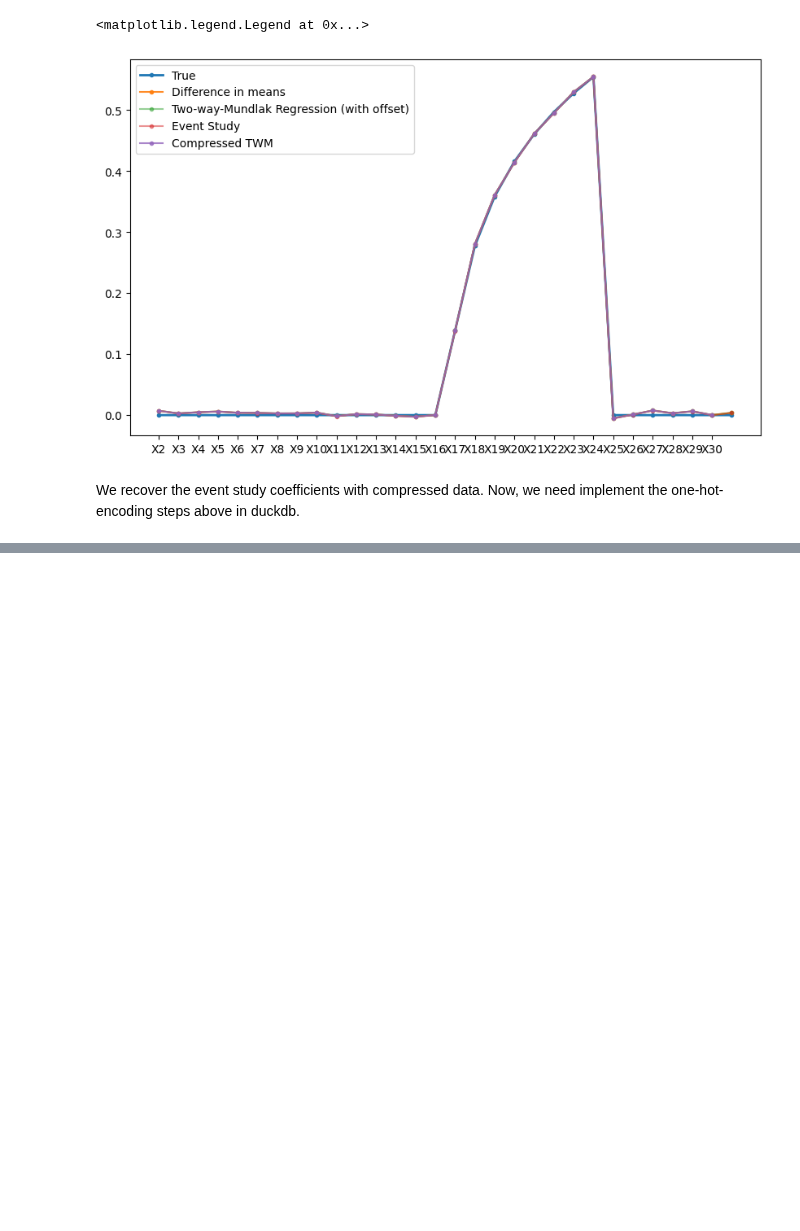
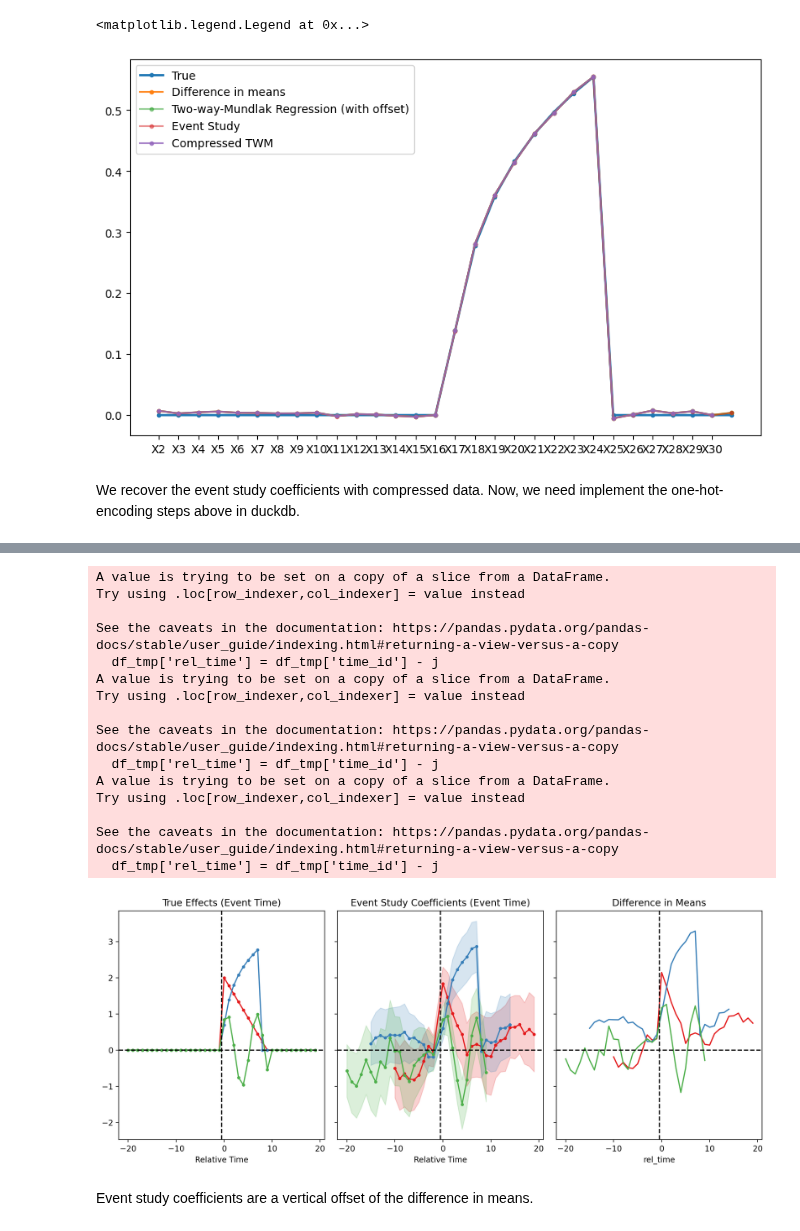
Before and after one commit to py-econometrics/duckreg, a Jupyter notebook: notebooks/event_study.ipynb, the cells around one changed output, grey strips where cells are left out. Drawn from its saved outputs; the diff is of its cells as text; code cells hidden in the pictures; blank space fills up the shorter version.

```diff
--- a/notebooks/event_study.ipynb
+++ b/notebooks/event_study.ipynb
@@ -271,0 +470,15 @@ In progress
+# %%
+df = dgp['dataframe']
+# create ever_treated column which takes value 1 if unit has ever been treated
+df['ever_treated'] = df.groupby('unit_id')['W_it'].transform('max')
+# generate first time period under treatment for each unit
+df = df.merge(
+  df.assign(first_treated_period = df['time_id'] * df['W_it']).groupby('unit_id')['first_treated_period'].apply(lambda x: x[x > 0].min()),
+  on='unit_id')
+df['rel_year'] = df['time_id'] - df['first_treated_period']
+# replace NaN values with Inf
+df['first_treated_period'] = df['first_treated_period'].replace(np.nan, 0).astype("int")
+df['rel_year'] = df['rel_year'].replace(np.nan, np.inf)
+
+cohort_dummies = pd.get_dummies(df.first_treated_period, drop_first = True, prefix = "cohort_dummy")
+df_int = pd.concat([df, cohort_dummies], axis = 1)
@@ -271,0 +550,65 @@ In progress
+# %%
+f, ax = plt.subplots(1, 3, figsize=(12, 5), sharey=True, dpi=200)
+
+cmp = plt.get_cmap("Set1")
+
+max_effect_length = max(len(effect) for effect in base_treatment_effects)
+event_time = np.arange(-max(treatment_start_cohorts), max_effect_length)
+
+i = 0
+for cohort_idx, cohort_start in enumerate(treatment_start_cohorts):
+    effect_vector = base_treatment_effects[cohort_idx]
+    effect_vector_padded = np.zeros(len(event_time))
+    start_idx = np.where(event_time == 0)[0][0]
+    effect_vector_padded[start_idx:start_idx+len(effect_vector)] = effect_vector
+    ax[0].plot(event_time, effect_vector_padded, marker=".", label=f"True Effect (Cohort {cohort_idx + 1})", color=cmp(i))
+    i += 1
+
+ax[0].set_title("True Effects (Event Time)")
+ax[0].set_xlabel("Relative Time")
+
+
+i = 0
+for k, v in res_dict.items():
+    ax[1].plot(v['time'], v['est']['Estimate'], marker='.', label=k, color=cmp(i))
+    ax[1].fill_between(v['time'], v['est']['2.5%'], v['est']['97.5%'], alpha=0.2, color=cmp(i))
+    i += 1
+
+ax[1].set_title("Event Study Coefficients (Event Time)")
+ax[1].set_xlabel("Relative Time")
+
+
+i = 0
+for j in sorted(df.first_treated_period.unique())[1:]:
+  df_tmp = df.query(f"first_treated_period.isin([0.0, {j}])")
+  df_tmp['rel_time'] = df_tmp['time_id'] - j
+  group_means = df_tmp.groupby(["ever_treated", "rel_time"])["Y_it"].mean().unstack()
+  diff_in_means = group_means.loc[True] - group_means.loc[False]
+  diff_in_means.plot(color = cmp(i), ax = ax[2])
+  i += 1
+ax[2].set_title("Difference in Means")
+
+ax[0].axvline(-.5, linestyle = "--", color = 'k'); ax[0].axhline(0, linestyle = "--", color = 'k')
+ax[1].axvline(-.5, linestyle = "--", color = 'k'); ax[1].axhline(0, linestyle = "--", color = 'k')
+ax[2].axvline(-.5, linestyle = "--", color = 'k'); ax[2].axhline(0, linestyle = "--", color = 'k')
+
+f.tight_layout()
+# %% [output]
+A value is trying to be set on a copy of a slice from a DataFrame.
+Try using .loc[row_indexer,col_indexer] = value instead
+
+See the caveats in the documentation: https://pandas.pydata.org/pandas-docs/stable/user_guide/indexing.html#returning-a-view-versus-a-copy
+  df_tmp['rel_time'] = df_tmp['time_id'] - j
+A value is trying to be set on a copy of a slice from a DataFrame.
+Try using .loc[row_indexer,col_indexer] = value instead
+
+See the caveats in the documentation: https://pandas.pydata.org/pandas-docs/stable/user_guide/indexing.html#returning-a-view-versus-a-copy
+  df_tmp['rel_time'] = df_tmp['time_id'] - j
+A value is trying to be set on a copy of a slice from a DataFrame.
+Try using .loc[row_indexer,col_indexer] = value instead
+
+See the caveats in the documentation: https://pandas.pydata.org/pandas-docs/stable/user_guide/indexing.html#returning-a-view-versus-a-copy
+  df_tmp['rel_time'] = df_tmp['time_id'] - j
+[figure, added]
+# %% [markdown]
+Event study coefficients are a vertical offset of the difference in means.
```
Also changed, not shown: parts of 16 cells of this notebook.
